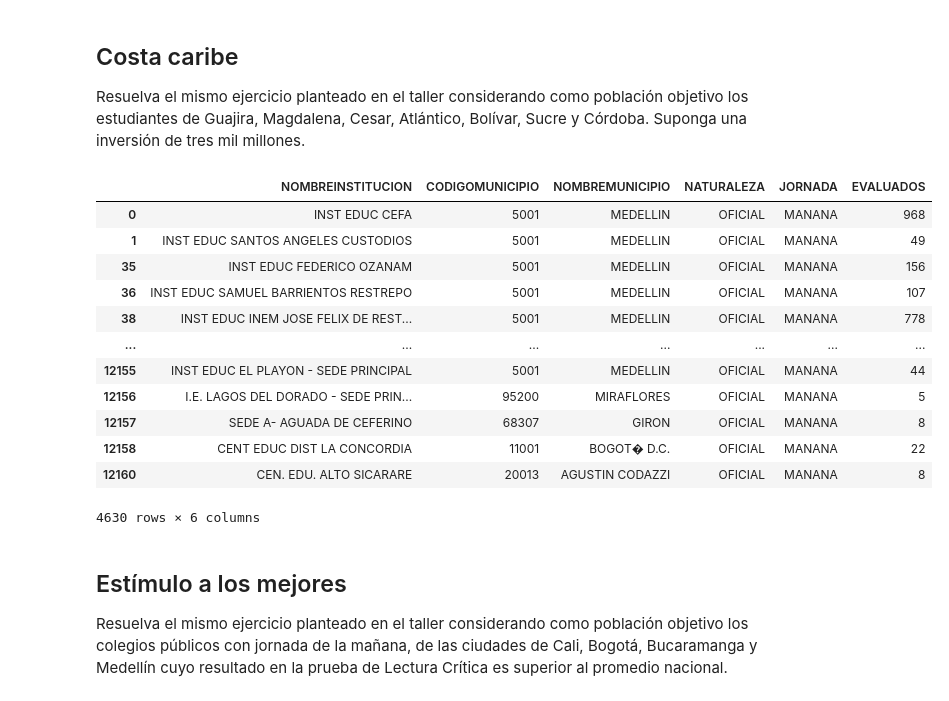
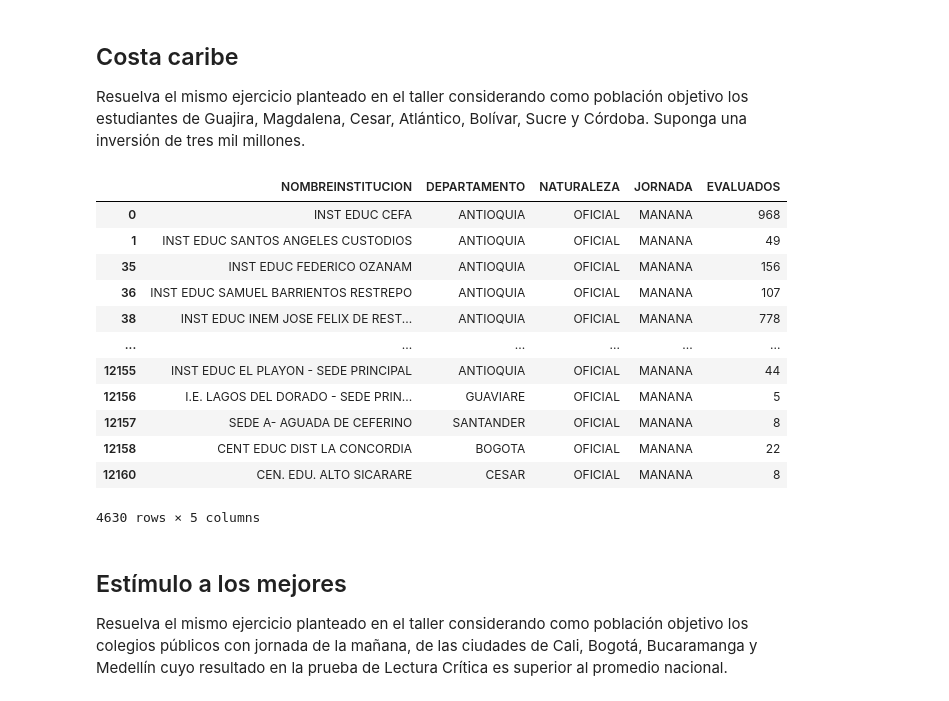
Before and after one commit to JhanuarC/Fundamentos-de-optimizacion-lineal, a Jupyter notebook: Taller_08_Optimizacion_archivos_grandes.ipynb, the cells around one changed output. Saved outputs shown, nothing was run; the diff lists cells and outputs as text; code cells hidden in the pictures.

```diff
--- a/Taller_08_Optimizacion_archivos_grandes.ipynb
+++ b/Taller_08_Optimizacion_archivos_grandes.ipynb
@@ -322,36 +322,38 @@ Resuelva el mismo ejercicio planteado en el taller considerando como población
 # %%
 # Resuelva aquí el ejercicio anterior
 # Importar las librerías requeridas
 import numpy as np
 import pandas as pd
 import cvxpy as cvx
 
 ruta_datos = "https://raw.githubusercontent.com/gabrielawad/Fundamentos-de-optimizacion-lineal\
 /refs/heads/main/datos/saber11_20162.csv"
 
 datosSaber11 = pd.read_csv(ruta_datos, sep=';', decimal=',')
 
 datosSaber11_filtered= datosSaber11[(datosSaber11["NATURALEZA"] == 'OFICIAL')
 & (datosSaber11["JORNADA"] == "MANANA")]
 
-datosSaber11_filtered = datosSaber11_filtered.loc[:,['NOMBREINSTITUCION', 'CODIGOMUNICIPIO',
-'NOMBREMUNICIPIO', 'NATURALEZA', 'JORNADA', 'EVALUADOS']]
+datosSaber11_filtered = datosSaber11_filtered.loc[:,['NOMBREINSTITUCION', 'DEPARTAMENTO'
+, 'NATURALEZA', 'JORNADA', 'EVALUADOS']]
+
+
 
 datosSaber11_filtered
 # %% [output]
-|  | NOMBREINSTITUCION | CODIGOMUNICIPIO | NOMBREMUNICIPIO | NATURALEZA | JORNADA | EVALUADOS |
-| 0 | INST EDUC CEFA | 5001 | MEDELLIN | OFICIAL | MANANA | 968 |
-| 1 | INST EDUC SANTOS ANGELES CUSTODIOS | 5001 | MEDELLIN | OFICIAL | MANANA | 49 |
-| 35 | INST EDUC FEDERICO OZANAM | 5001 | MEDELLIN | OFICIAL | MANANA | 156 |
-| 36 | INST EDUC SAMUEL BARRIENTOS RESTREPO | 5001 | MEDELLIN | OFICIAL | MANANA | 107 |
-| 38 | INST EDUC INEM JOSE FELIX DE REST... | 5001 | MEDELLIN | OFICIAL | MANANA | 778 |
-| ... | ... | ... | ... | ... | ... | ... |
-| 12155 | INST EDUC EL PLAYON - SEDE PRINCIPAL | 5001 | MEDELLIN | OFICIAL | MANANA | 44 |
-| 12156 | I.E. LAGOS DEL DORADO - SEDE PRIN... | 95200 | MIRAFLORES | OFICIAL | MANANA | 5 |
-| 12157 | SEDE A- AGUADA DE CEFERINO | 68307 | GIRON | OFICIAL | MANANA | 8 |
-| 12158 | CENT EDUC DIST LA CONCORDIA | 11001 | BOGOT� D.C. | OFICIAL | MANANA | 22 |
-| 12160 | CEN. EDU. ALTO SICARARE | 20013 | AGUSTIN CODAZZI | OFICIAL | MANANA | 8 |
+|  | NOMBREINSTITUCION | DEPARTAMENTO | NATURALEZA | JORNADA | EVALUADOS |
+| 0 | INST EDUC CEFA | ANTIOQUIA | OFICIAL | MANANA | 968 |
+| 1 | INST EDUC SANTOS ANGELES CUSTODIOS | ANTIOQUIA | OFICIAL | MANANA | 49 |
+| 35 | INST EDUC FEDERICO OZANAM | ANTIOQUIA | OFICIAL | MANANA | 156 |
+| 36 | INST EDUC SAMUEL BARRIENTOS RESTREPO | ANTIOQUIA | OFICIAL | MANANA | 107 |
+| 38 | INST EDUC INEM JOSE FELIX DE REST... | ANTIOQUIA | OFICIAL | MANANA | 778 |
+| ... | ... | ... | ... | ... | ... |
+| 12155 | INST EDUC EL PLAYON - SEDE PRINCIPAL | ANTIOQUIA | OFICIAL | MANANA | 44 |
+| 12156 | I.E. LAGOS DEL DORADO - SEDE PRIN... | GUAVIARE | OFICIAL | MANANA | 5 |
+| 12157 | SEDE A- AGUADA DE CEFERINO | SANTANDER | OFICIAL | MANANA | 8 |
+| 12158 | CENT EDUC DIST LA CONCORDIA | BOGOTA | OFICIAL | MANANA | 22 |
+| 12160 | CEN. EDU. ALTO SICARARE | CESAR | OFICIAL | MANANA | 8 |
-4630 rows × 6 columns
+4630 rows × 5 columns
 # %% [markdown]
 ## Estímulo a los mejores
 
```
